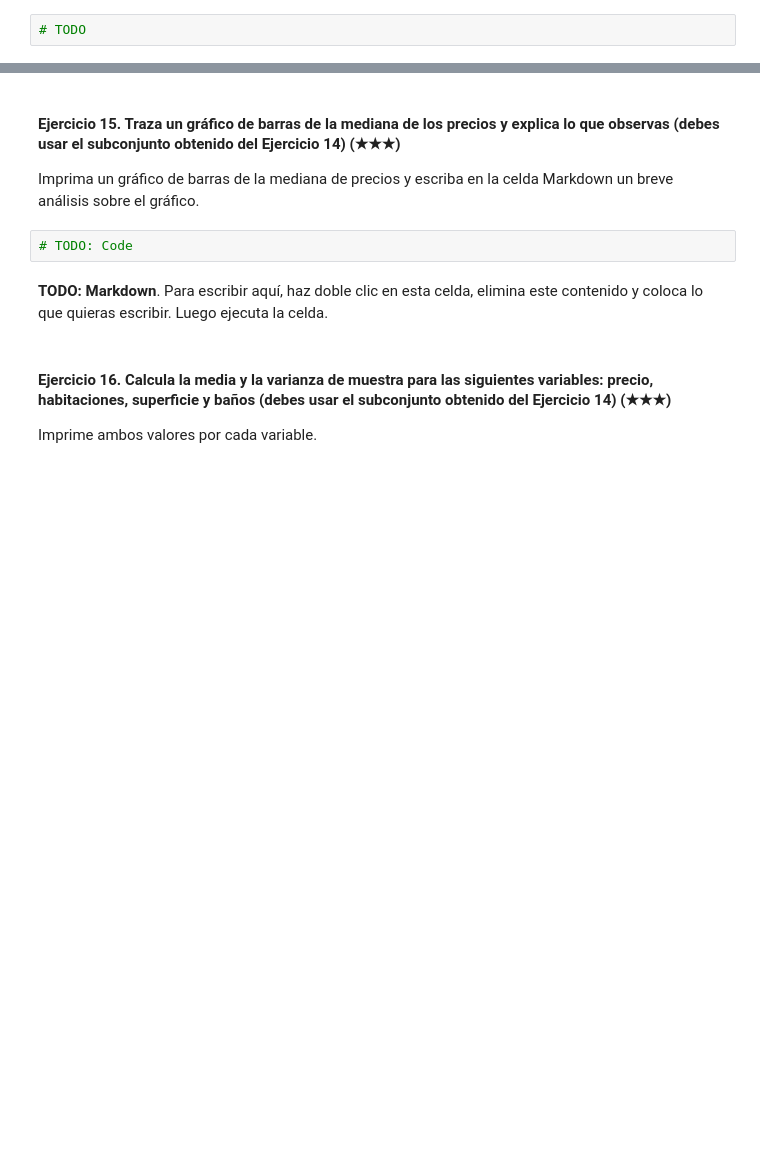
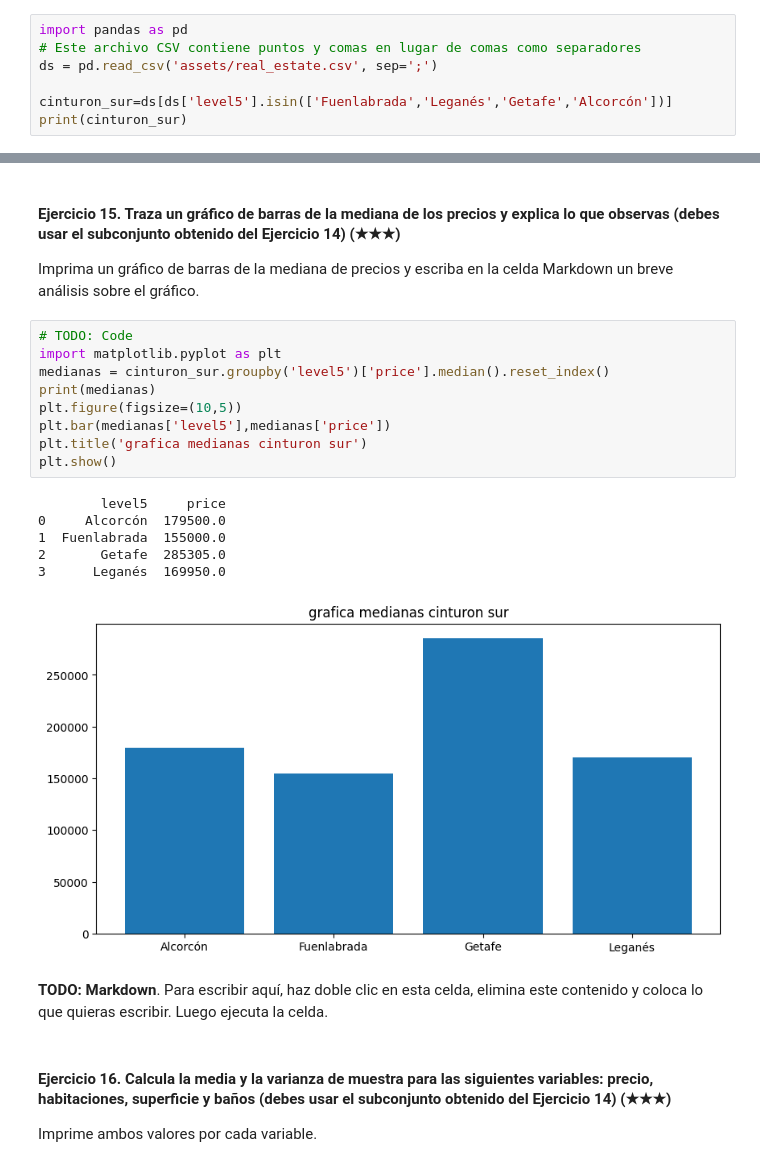
Before and after one commit to 4GeeksAcademy/realestate-datacleanup-exercise-HectorPostigo, a Jupyter notebook: project.es.ipynb, the cells around one changed output, grey strips where cells are left out. Cells and saved outputs as stored; diff of their text form; blank space fills up the shorter version.

```diff
--- a/project.es.ipynb
+++ b/project.es.ipynb
@@ -320,4 +313,9 @@ Imprima la población y el número de casas.
 
 Pista: Filtra el DataFrame original usando la columna `level5` y la función `isin`.
 # %%
-# TODO
+import pandas as pd
+# Este archivo CSV contiene puntos y comas en lugar de comas como separadores
+ds = pd.read_csv('assets/real_estate.csv', sep=';')
+
+cinturon_sur=ds[ds['level5'].isin(['Fuenlabrada','Leganés','Getafe','Alcorcón'])]
+print(cinturon_sur)
@@ -327,6 +343,20 @@ Pista: Filtra el DataFrame original usando la columna `level5` y la función `is
 Imprima un gráfico de barras de la mediana de precios y escriba en la celda Markdown un breve análisis sobre el gráfico.
 # %%
 # TODO: Code
+import matplotlib.pyplot as plt
+medianas = cinturon_sur.groupby('level5')['price'].median().reset_index()
+print(medianas)
+plt.figure(figsize=(10,5))
+plt.bar(medianas['level5'],medianas['price'])
+plt.title('grafica medianas cinturon sur')
+plt.show()
+# %% [output]
+        level5     price
+0     Alcorcón  179500.0
+1  Fuenlabrada  155000.0
+2       Getafe  285305.0
+3      Leganés  169950.0
+[figure, added]
 # %% [markdown]
 **TODO: Markdown**. Para escribir aquí, haz doble clic en esta celda, elimina este contenido y coloca lo que quieras escribir. Luego ejecuta la celda.
 # %% [markdown]
```
Also changed, not shown: parts of 10 cells of this notebook.
